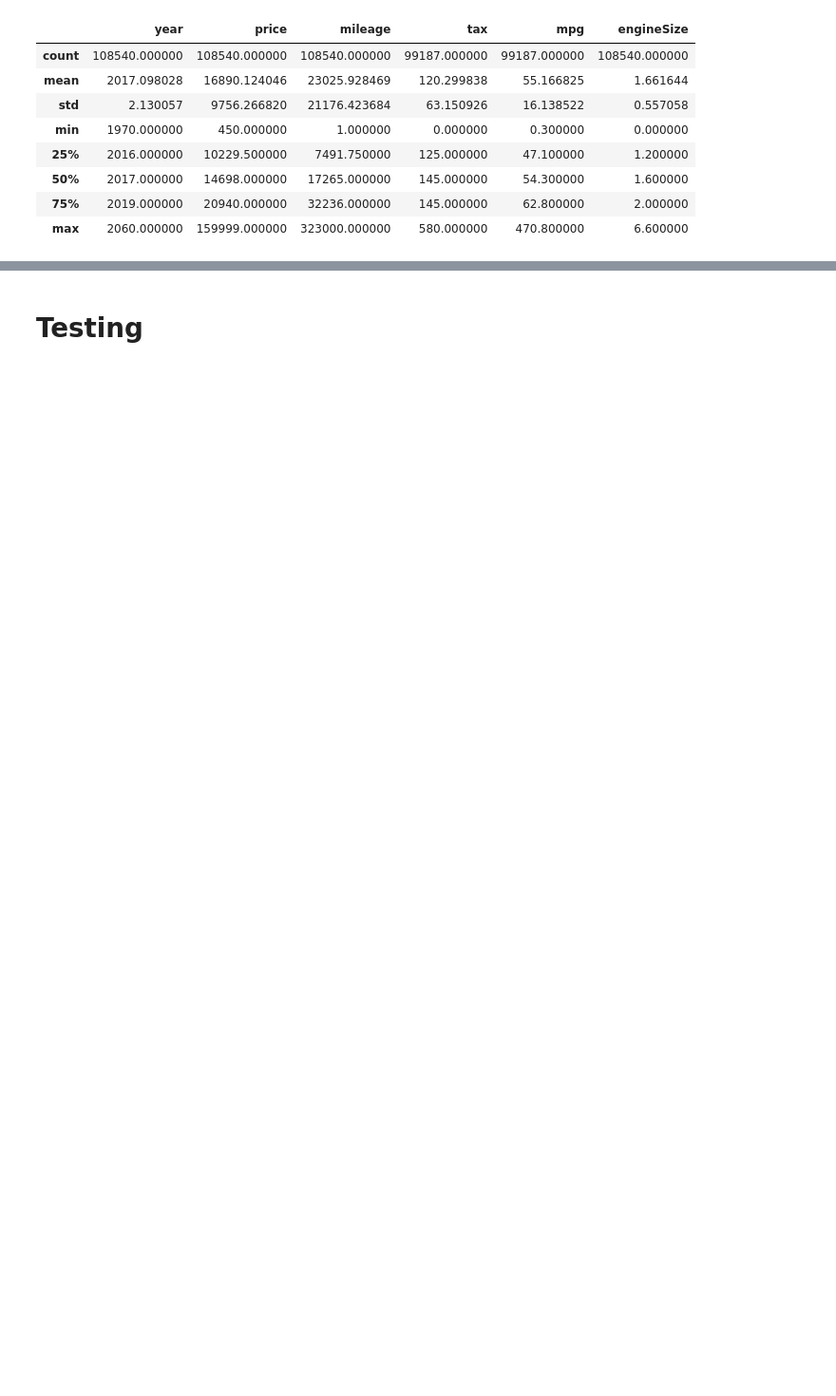
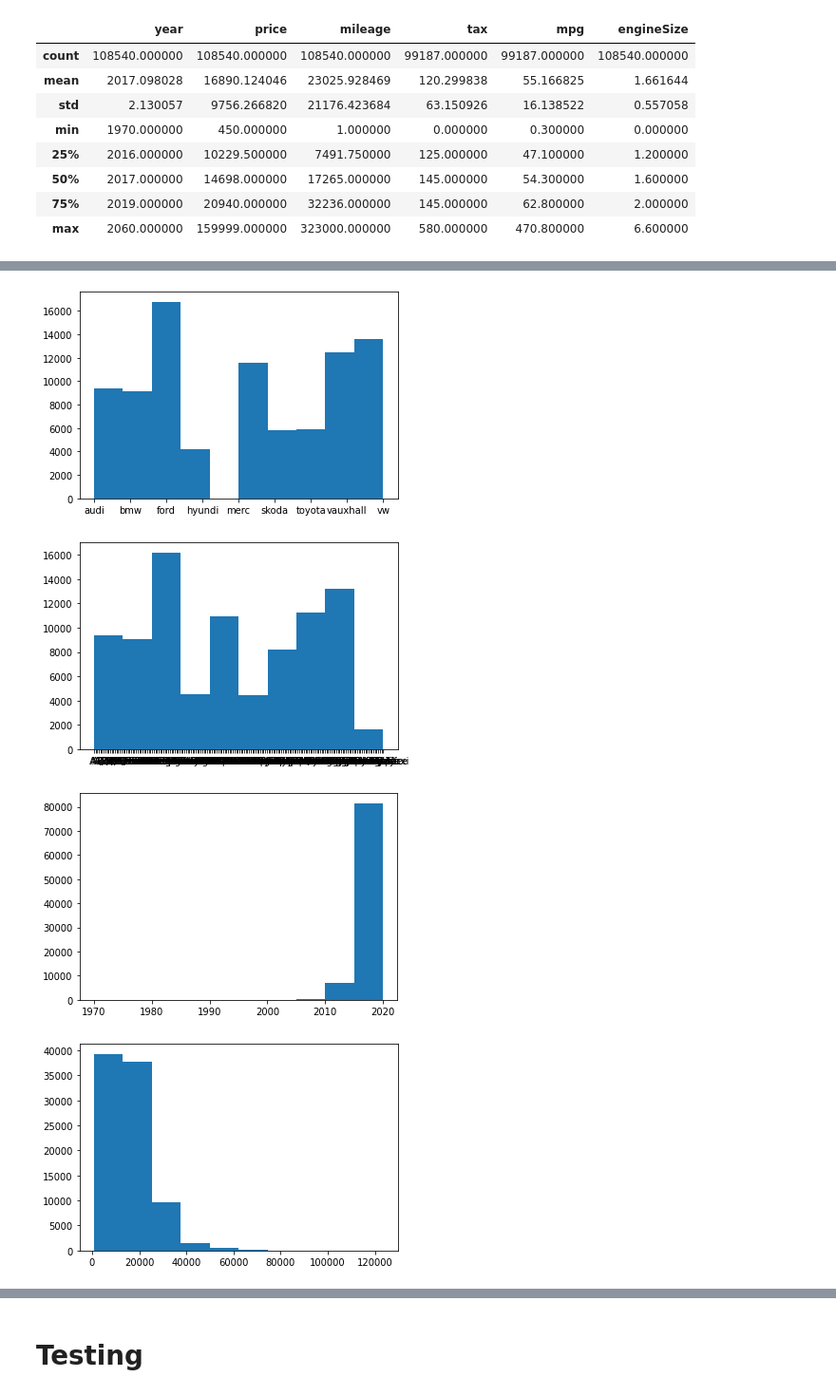
Before and after one commit to BoscoDomingo/ML-P1, a Jupyter notebook: Bosco_Domingo,_Luis_de_Marcos_P1.ipynb, the cells around one changed output, grey strips where cells are left out. Shown at 95% size. Drawn from its saved outputs; the diff is of its cells as text; code cells hidden in the pictures; blank space fills up the shorter version.

```diff
--- a/Bosco_Domingo,_Luis_de_Marcos_P1.ipynb
+++ b/Bosco_Domingo,_Luis_de_Marcos_P1.ipynb
@@ -41,0 +100,9 @@ Observamos algunas anomalías:
+# %%
+# Filtering year
+df = df[df["year"] <= 2020]
+# %%
+# Filtering engineSize
+df = df[df["engineSize"] >= 0.5]
+# %%
+# Reducing sample size by mpg and mileage
+df = df[(df.mpg > df.mpg.quantile(.025)) & (df.mpg < df.mpg.quantile(.975)) & (df.mileage > df.mileage.quantile(.025)) & (df.mileage < df.mileage.quantile(.975))]
@@ -41,0 +123,9 @@ Observamos algunas anomalías:
+# %%
+for i in df.columns:
+    plt.figure()
+    plt.hist(df[i])
+# %% [output]
+[figure, added]
+[figure, added]
+[figure, added]
+[figure, added]
```
Also changed, not shown: parts of 38 cells of this notebook.
